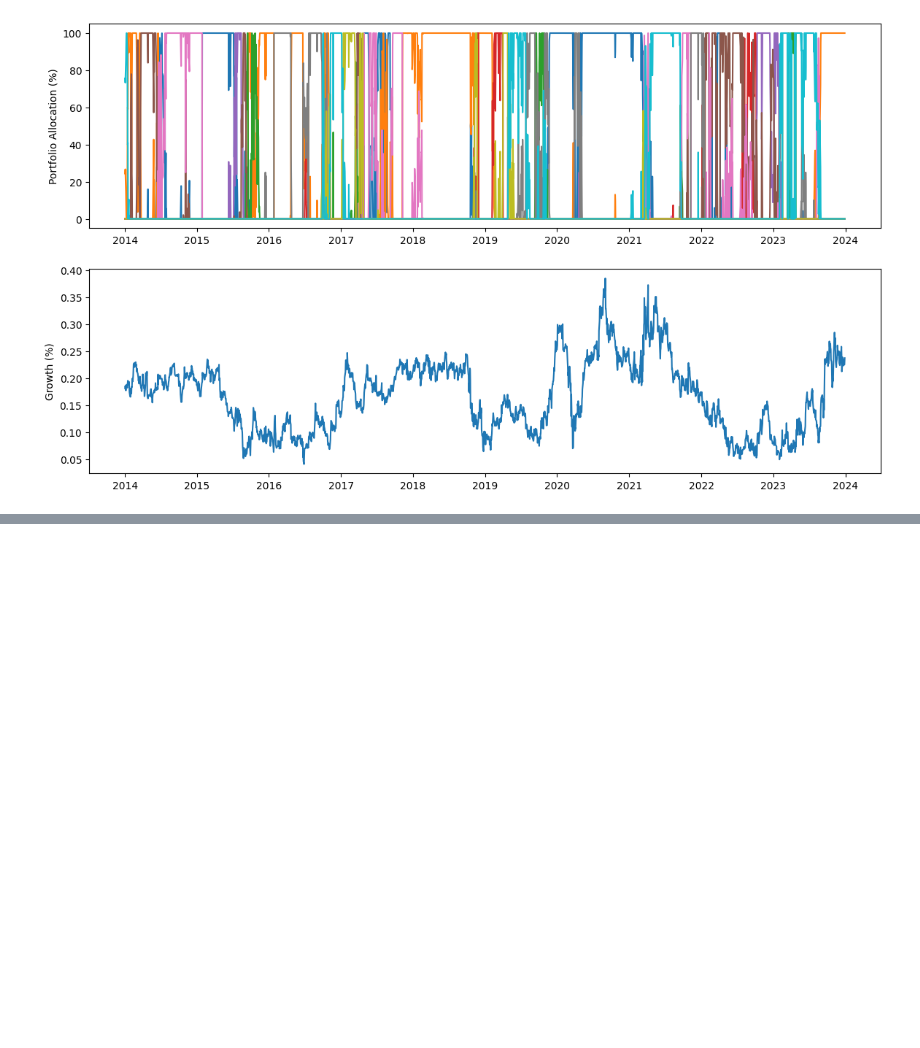
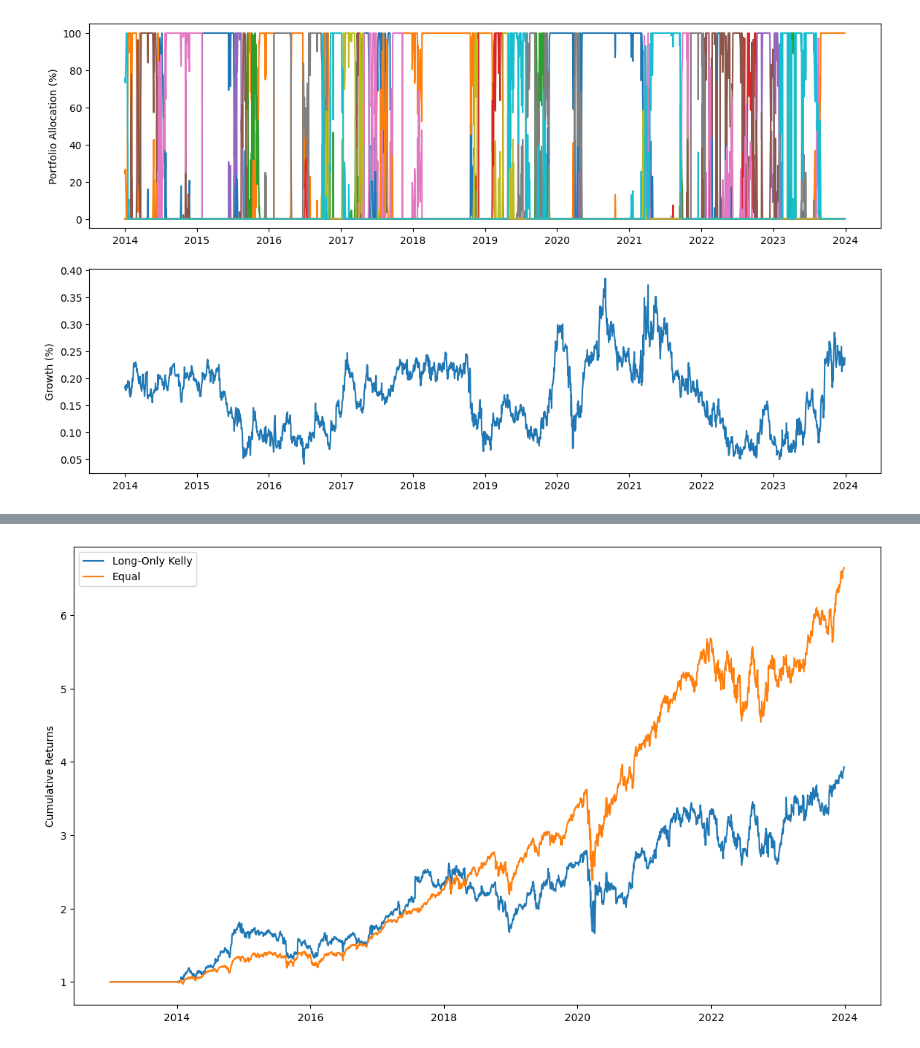
Before and after one commit to shankrith/portfolio-optimization, a Jupyter notebook: kelly-multiple-assets.ipynb, the cells around one changed output, grey strips where cells are left out. Saved outputs shown, nothing was run; the diff lists cells and outputs as text; code cells hidden in the pictures; blank space fills up the shorter version.

Commit message:
included equal weightage code

```diff
--- a/kelly-multiple-assets.ipynb
+++ b/kelly-multiple-assets.ipynb
@@ -155,0 +174,8 @@ plt.show()
+# %%
+equal_f = np.ones(sample.shape) / sample.shape[1]
+equal_f[:lookback] = np.nan
+equal_f_df = pd.DataFrame(equal_f, index=sample.index)
+# tickers = sample.columns
+name = ['equal_fracs']
+equal_f_df.columns = pd.MultiIndex.from_product([portfolio, name], names=['Ticker', 'Weight'])
+equal_f_df
@@ -155,0 +191,13 @@ plt.show()
+# %%
+port_cum_returns_qp = ((all_df.loc[:, idx[:,'Close']].pct_change().values * f_df.shift(1)).sum(axis=1) + 1).cumprod()
+port_cum_returns_eq = ((all_df.loc[:, idx[:,'Close']].pct_change().values * equal_f_df.shift(1)).sum(axis=1) + 1).cumprod()
+
+fig, ax = plt.subplots(1, figsize=(14,8))
+
+ax.plot(port_cum_returns_qp, label='Long-Only Kelly')
+ax.plot(port_cum_returns_eq, label='Equal')
+ax.set_ylabel('Cumulative Returns')
+ax.legend()
+plt.show()
+# %% [output]
+[figure, added]
```
Also changed, not shown: parts of 7 cells of this notebook.
